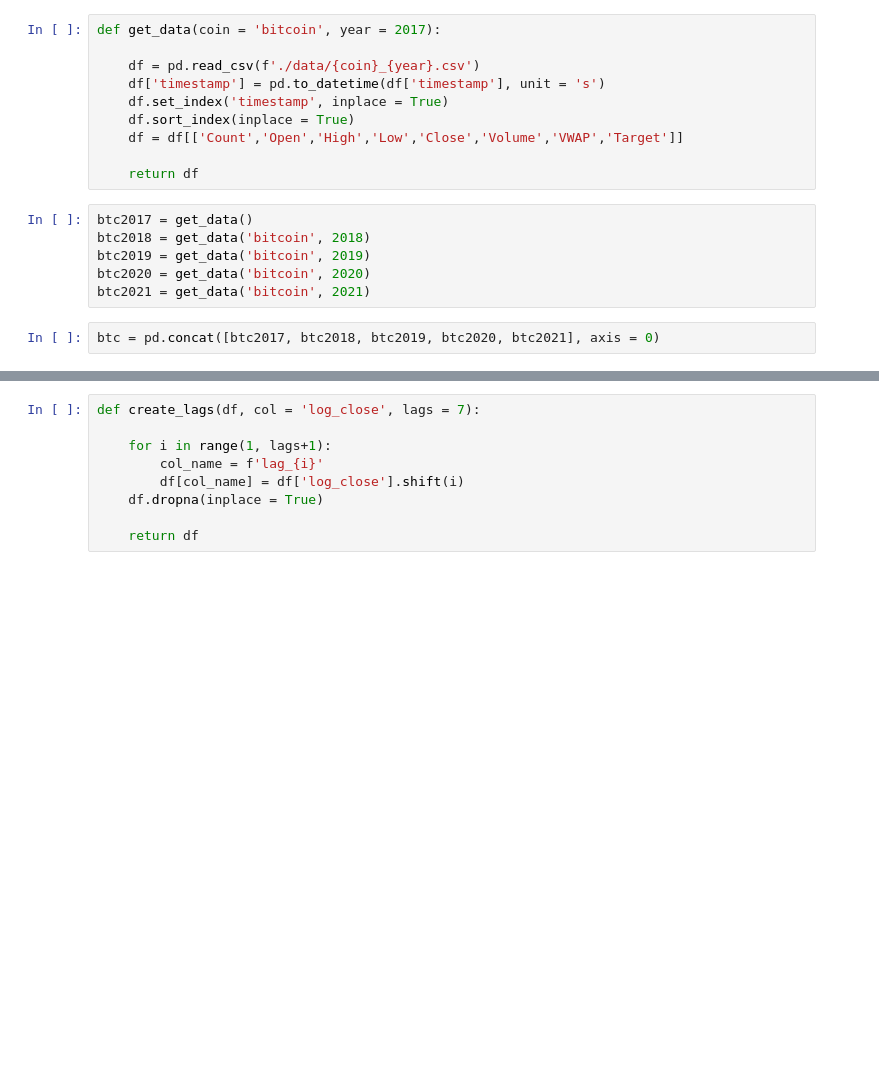
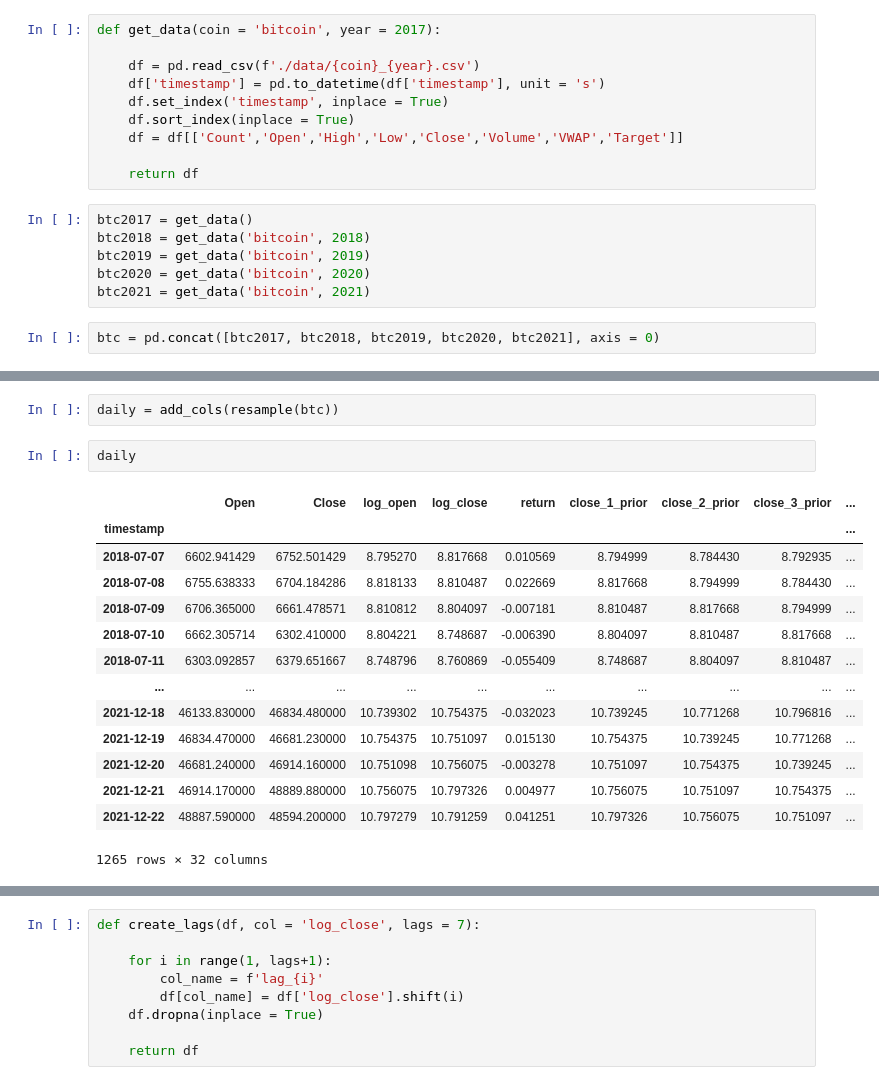
Before and after one commit to tjbray20/Cryptocurrency_Time_Series, a Jupyter notebook: TJNotebook.ipynb, the cells around one changed output, grey strips where cells are left out. Cells and saved outputs as stored; diff of their text form; blank space fills up the shorter version.

```diff
--- a/TJNotebook.ipynb
+++ b/TJNotebook.ipynb
@@ -97,0 +120,19 @@ p5
+# %%
+daily = add_cols(resample(btc))
+# %%
+daily
+# %% [output]
+|  | Open | Close | log_open | log_close | return | close_1_prior | close_2_prior | close_3_prior | ... |
+| timestamp |  |  |  |  |  |  |  |  | ... |
+| 2018-07-07 | 6602.941429 | 6752.501429 | 8.795270 | 8.817668 | 0.010569 | 8.794999 | 8.784430 | 8.792935 | ... |
+| 2018-07-08 | 6755.638333 | 6704.184286 | 8.818133 | 8.810487 | 0.022669 | 8.817668 | 8.794999 | 8.784430 | ... |
+| 2018-07-09 | 6706.365000 | 6661.478571 | 8.810812 | 8.804097 | -0.007181 | 8.810487 | 8.817668 | 8.794999 | ... |
+| 2018-07-10 | 6662.305714 | 6302.410000 | 8.804221 | 8.748687 | -0.006390 | 8.804097 | 8.810487 | 8.817668 | ... |
+| 2018-07-11 | 6303.092857 | 6379.651667 | 8.748796 | 8.760869 | -0.055409 | 8.748687 | 8.804097 | 8.810487 | ... |
+| ... | ... | ... | ... | ... | ... | ... | ... | ... | ... |
+| 2021-12-18 | 46133.830000 | 46834.480000 | 10.739302 | 10.754375 | -0.032023 | 10.739245 | 10.771268 | 10.796816 | ... |
+| 2021-12-19 | 46834.470000 | 46681.230000 | 10.754375 | 10.751097 | 0.015130 | 10.754375 | 10.739245 | 10.771268 | ... |
+| 2021-12-20 | 46681.240000 | 46914.160000 | 10.751098 | 10.756075 | -0.003278 | 10.751097 | 10.754375 | 10.739245 | ... |
+| 2021-12-21 | 46914.170000 | 48889.880000 | 10.756075 | 10.797326 | 0.004977 | 10.756075 | 10.751097 | 10.754375 | ... |
+| 2021-12-22 | 48887.590000 | 48594.200000 | 10.797279 | 10.791259 | 0.041251 | 10.797326 | 10.756075 | 10.751097 | ... |
+1265 rows × 32 columns
```
Also changed, not shown: parts of 39 cells of this notebook, 2 other files.
